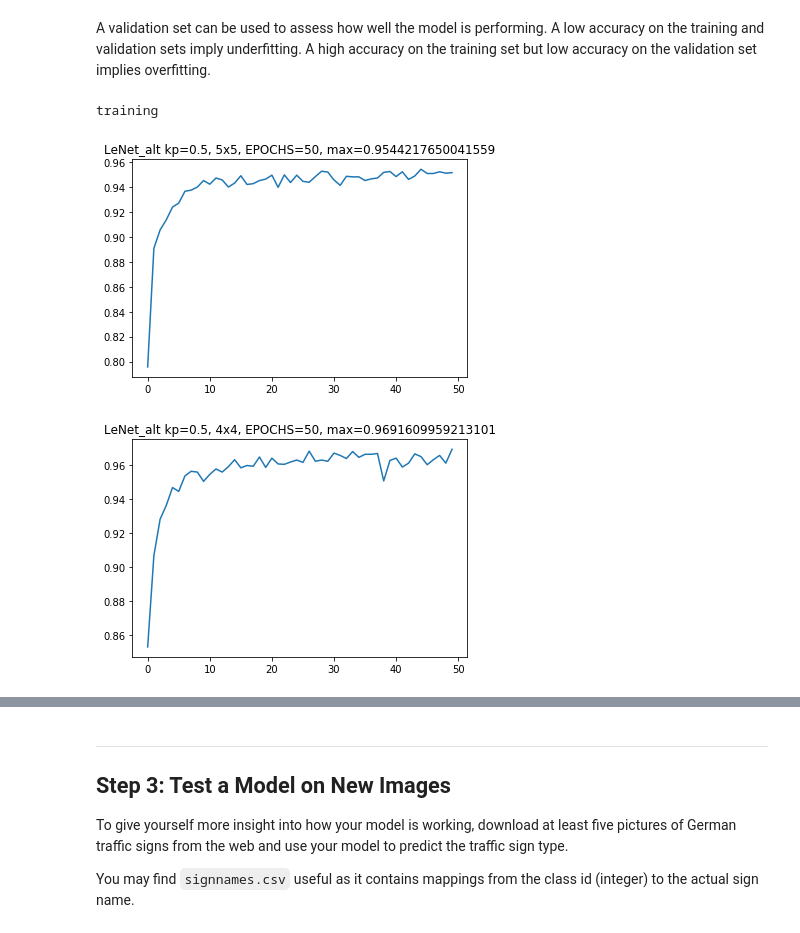
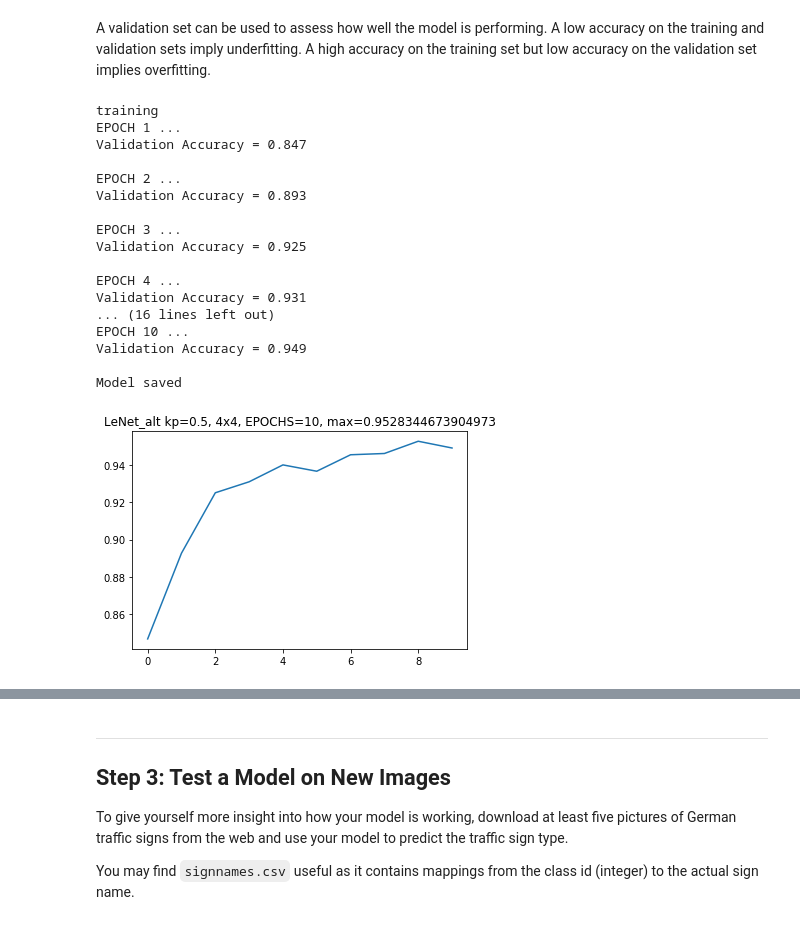
Before and after one commit to kcheick/CarND-Traffic-Sign-Classifier-Project, a Jupyter notebook: Traffic_Sign_Classifier.ipynb, the cells around one changed output, grey strips where cells are left out. Drawn from its saved outputs; the diff is of its cells as text; code cells hidden in the pictures.

```diff
--- a/Traffic_Sign_Classifier.ipynb
+++ b/Traffic_Sign_Classifier.ipynb
@@ -188,7 +177,7 @@ import cv2
 
 # generate Fake data
 # We will augment the data in the classes in the training set
-minElementsPerClass = 750
+minElementsPerClass = 1000
 
 # function to crete a jitterred dataset
 def jitter_position(image, max_x, max_y):
@@ -302,0 +285,17 @@ print(X_train.shape)
+# %%
+plt.imshow(X_train[0].squeeze())
+plt.show()
+
+X_train = to_grayscale(X_train)
+X_valid = to_grayscale(X_valid)
+X_test  = to_grayscale(X_test)
+
+print(X_train[0].shape)
+
+
+
+X_train = normalize(X_train)
+X_valid = normalize(X_valid)
+X_test = normalize(X_test)
+
+print(X_train.shape)
@@ -511,32 +506,47 @@ def train(X_train, y_train, kp=1, regularization=False, save=False, method=LeNet
 # %%
-def plotData(data, title):
-    fig, ax = plt.subplots()
-    plt.plot(data)
-    plt.title(title)
-    plt.show()
-
-def trainAndplot(kp, row_col, trainer, epochs):
-    accu = train(X_train, y_train, kp=kp, method=trainer, EPOCHS=epochs,row_col=row_col)
+def trainAndplot(kp, row_col, trainer, epochs, save=False):
+    def plotData(data, title):
+        fig, ax = plt.subplots()
+        plt.plot(data)
+        plt.title(title)
+        plt.show()
+    x, y, logits, training_operation, accuracy_operation, keep_prob, accu = train(X_train, y_train, kp=kp, method=trainer, EPOCHS=epochs,row_col=row_col, save=save)
     maxValue = max(accu)
     plotData(accu, "{} kp={}, {}x{}, EPOCHS={}, max={}".format(trainer.__name__, kp,row_col,row_col, epochs, maxValue))
+    return x, y, logits, accuracy_operation, accuracy_operation, keep_prob
 
 print("training")
-trainAndplot(kp=0.5, row_col=5, trainer= LeNet_alt, epochs=50)
-trainAndplot(kp=0.5, row_col=4, trainer= LeNet_alt, epochs=50)
-trainAndplot(kp=0.5, row_col=3, trainer= LeNet_alt, epochs=50)
-trainAndplot(kp=0.5, row_col=5, trainer= LeNet, epochs=50)
-trainAndplot(kp=0.5, row_col=4, trainer= LeNet, epochs=50)
-trainAndplot(kp=0.5, row_col=3, trainer= LeNet, epochs=50)
 
-# print(trainAndplot.__name__)
-# print("normalization + dropout + greyscale")
-# accuraccy = [0.79569161154515622, 0.87324262516839168, 0.903628111020778, 0.92403627928692733, 0.93197278952112006, 0.92267573204170283, 0.93242629896215845, 0.93764173038422116, 0.94172334927820567, 0.9444444483640243, 0.94081633350476113, 0.94126984145906234, 0.94217686696387748, 0.94172334252030943, 0.9530612222191428, 0.95192743334370133, 0.94036281811677414, 0.94535147859936663, 0.9517006772716029, 0.95215419049706318, 0.95034013529753736, 0.95487528174372216, 0.94875283562947832, 0.94557822629167376, 0.9512471716149864, 0.95442176946436741, 0.94489796496843259, 0.95147392403782094, 0.94897959399926146, 0.95011338355049257, 0.95238095467863715, 0.94716553893489364, 0.95238095211063656, 0.94920635466672931, 0.94943309952072008, 0.94988662234239296, 0.94353741799352386, 0.95759637407164455, 0.95102041013657101, 0.95374149394954411, 0.95011337746838598, 0.95487528174372216, 0.95623582763736747, 0.95986394019894594, 0.95215419347053754, 0.9598639393879983, 0.95578231914243461, 0.95306122181366904, 0.95804988297205118, 0.95487527971635333]
+keep_probability = 0.5
+row_col = 4
+dnn = LeNet_alt
 
-
-# #ax.fmt_ydata = millions
-# plotData(accuraccy,"test")
-# #print(train(X_train, y_train, kp = 0.5))
+#trainAndplot(kp=0.5, row_col=5, trainer= LeNet_alt, epochs=10, save=True)
+#trainAndplot(kp=0.5, row_col=5, trainer= LeNet_alt, epochs=50)
+#trainAndplot(kp=1, row_col=5, trainer= LeNet_alt, epochs=10)
+x, y, logits, accuracy_operation, accuracy_operation, keep_prob = trainAndplot(kp=keep_probability, row_col=4, trainer= dnn, epochs=10, save=True)
+#trainAndplot(kp=0.5, row_col=3, trainer= LeNet_alt, epochs=10, save=True)
+# trainAndplot(kp=0.5, row_col=3, trainer= LeNet_alt, epochs=50)
+#trainAndplot(kp=0.5, row_col=5, trainer= LeNet, epochs=10)
+#trainAndplot(kp=1, row_col=5, trainer= LeNet, epochs=10)
+# trainAndplot(kp=0.5, row_col=4, trainer= LeNet, epochs=50)
+# trainAndplot(kp=0.5, row_col=3, trainer= LeNet, epochs=50)
 # %% [output]
 training
+EPOCH 1 ...
+Validation Accuracy = 0.847
+
+EPOCH 2 ...
+Validation Accuracy = 0.893
+
+EPOCH 3 ...
+Validation Accuracy = 0.925
+
+EPOCH 4 ...
+Validation Accuracy = 0.931
+... (16 lines left out)
+EPOCH 10 ...
+Validation Accuracy = 0.949
+
+Model saved
-[figure, old version]
+[figure, new version]
-[figure, removed]
```
Also changed, not shown: parts of 21 cells of this notebook, 28 other files.
